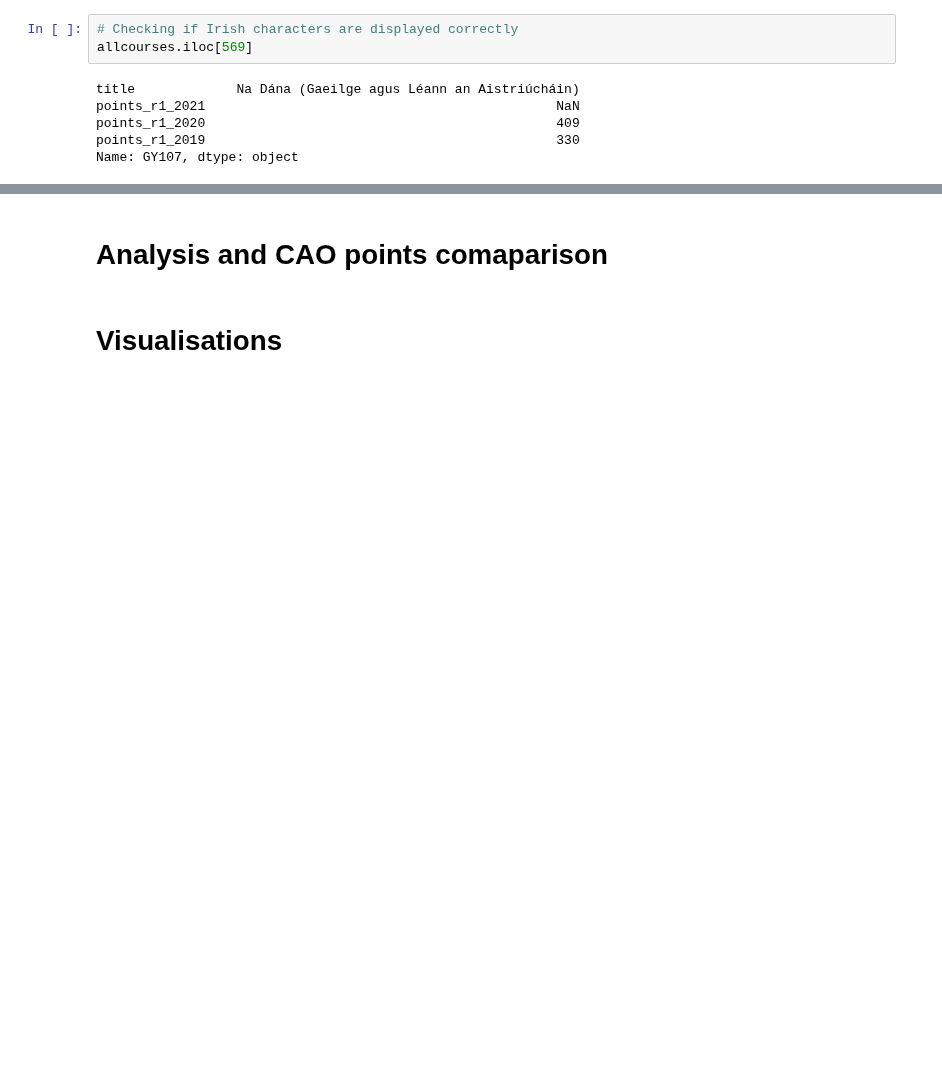
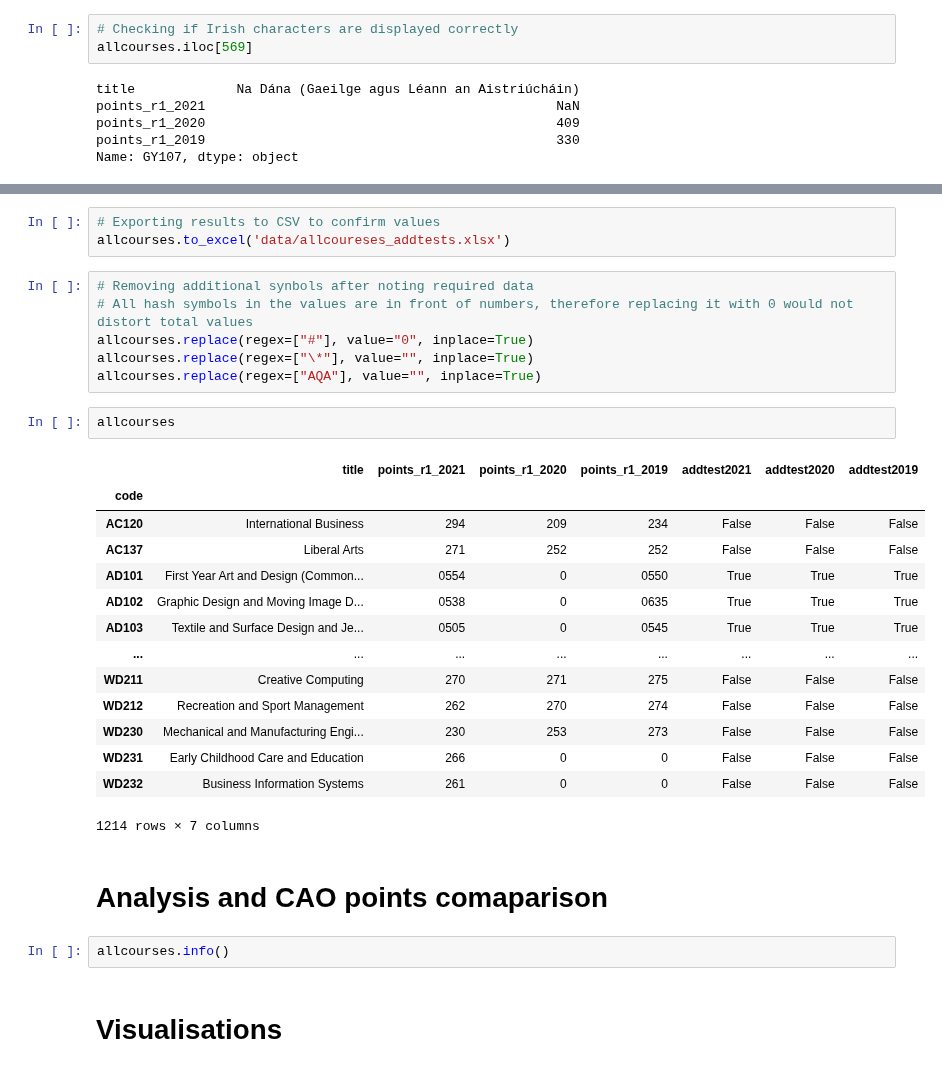
Before and after one commit to Mantvydas-data/FundamentalsofDataAnalysis, a Jupyter notebook: cao.ipynb, the cells around one changed output, grey strips where cells are left out. Saved outputs shown, nothing was run; the diff lists cells and outputs as text; blank space fills up the shorter version.

```diff
--- a/cao.ipynb
+++ b/cao.ipynb
@@ -674,5 +719,33 @@ Name: GY107, dtype: object
+# %%
+# Exporting results to CSV to confirm values
+allcourses.to_excel('data/allcoureses_addtests.xlsx')
+# %%
+# Removing additional synbols after noting required data
+# All hash symbols in the values are in front of numbers, therefore replacing it with 0 would not distort total values
+allcourses.replace(regex=["#"], value="0", inplace=True)
+allcourses.replace(regex=["\*"], value="", inplace=True)
+allcourses.replace(regex=["AQA"], value="", inplace=True)
+# %%
+allcourses
+# %% [output]
+|  | title | points_r1_2021 | points_r1_2020 | points_r1_2019 | addtest2021 | addtest2020 | addtest2019 |
+| code |  |  |  |  |  |  |  |
+| AC120 | International Business | 294 | 209 | 234 | False | False | False |
+| AC137 | Liberal Arts | 271 | 252 | 252 | False | False | False |
+| AD101 | First Year Art and Design (Common... | 0554 | 0 | 0550 | True | True | True |
+| AD102 | Graphic Design and Moving Image D... | 0538 | 0 | 0635 | True | True | True |
+| AD103 | Textile and Surface Design and Je... | 0505 | 0 | 0545 | True | True | True |
+| ... | ... | ... | ... | ... | ... | ... | ... |
+| WD211 | Creative Computing | 270 | 271 | 275 | False | False | False |
+| WD212 | Recreation and Sport Management | 262 | 270 | 274 | False | False | False |
+| WD230 | Mechanical and Manufacturing Engi... | 230 | 253 | 273 | False | False | False |
+| WD231 | Early Childhood Care and Education | 266 | 0 | 0 | False | False | False |
+| WD232 | Business Information Systems | 261 | 0 | 0 | False | False | False |
+1214 rows × 7 columns
 # %% [markdown]
 # Analysis and CAO points comaparison
+# %%
+allcourses.info()
 # %% [markdown]
 # Visualisations
 # %% [markdown]
```
Also changed, not shown: parts of 14 cells of this notebook, 28 other files.
